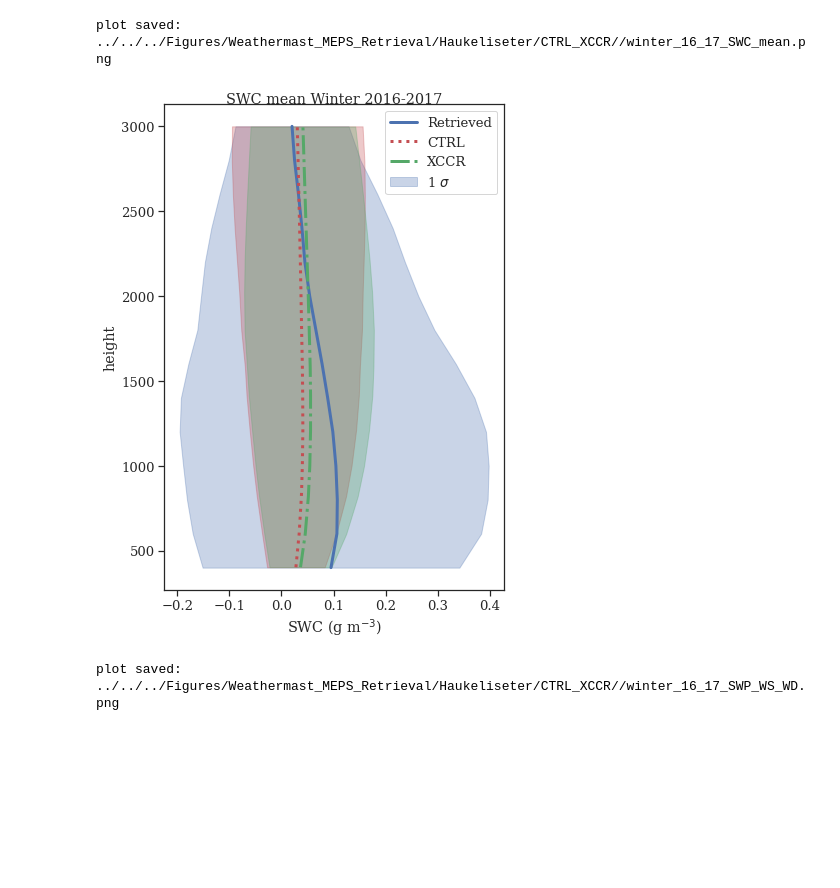
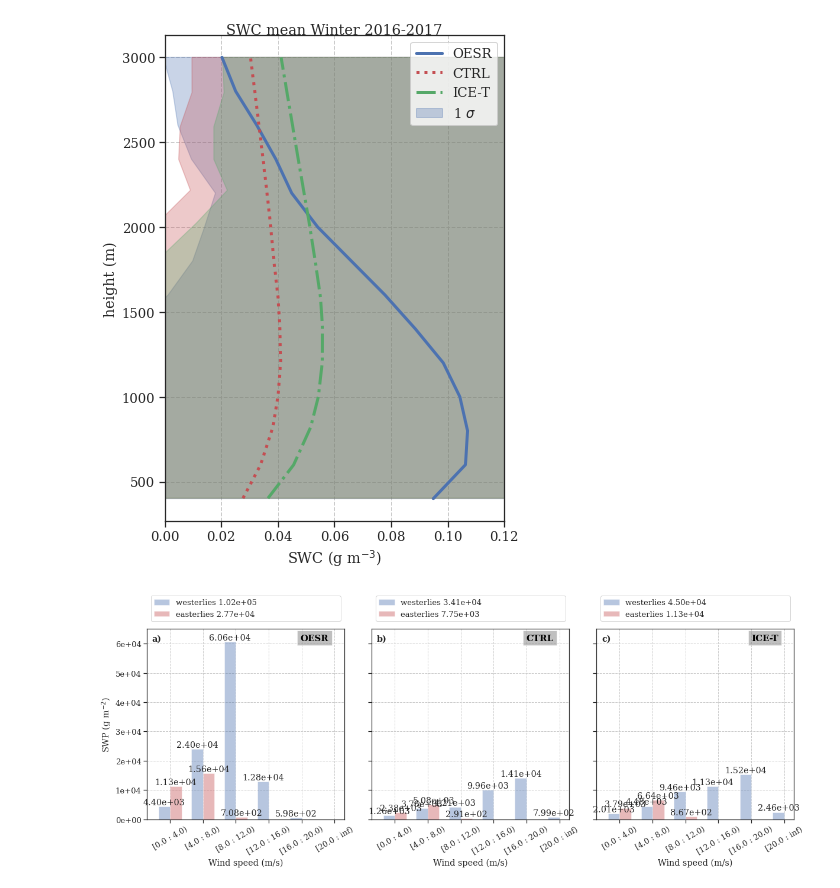
Before and after one commit to franzihe/Haukeliseter_16_17, a Jupyter notebook: SWC_SWP_instantenous.ipynb, the cells around one changed output. Cells and saved outputs as stored; diff of their text form; code cells hidden in the pictures; blank space fills up the shorter version.

```diff
--- a/SWC_SWP_instantenous.ipynb
+++ b/SWC_SWP_instantenous.ipynb
@@ -31,7 +33,7 @@ meps_run = ['CTRL', 'XCCR']
 # %%
 savefig = 0
 if savefig == 1:
-    figdir = '../../../Figures/Weathermast_MEPS_Retrieval/%s/CTRL_XCCR/' %(station)
+    figdir = '/home/franzihe/Documents/Figures/Weathermast_MEPS_Retrieval/%s/CTRL_ICET/' %(station)
     cF.createFolder('%s/' %figdir)
     form = 'png'
 # %%
@@ -192,12 +194,12 @@ for meps in meps_run:
 
     ################################################################
     ### MRR ### Retrieval ### Eklima
-    Ret_dir[meps] = '../../../Data/Weathermast_MEPS_Retrieval/%s/%s' %(station, meps)
+    Ret_dir[meps] = '/home/franzihe/Documents/Data/Weathermast_MEPS_Retrieval/%s/%s' %(station, meps)
 
     ################################################################
     ### MEPS
     #'../../../Data/MEPS/%s/%s/%s%s%s_00.nc' %(station,meps, year, month, day,)
-    MEPS_dir[meps] = '../../../Data/MEPS/%s/%s' %(station, meps)
+    MEPS_dir[meps] = '/home/franzihe/Documents/Data/MEPS/%s/%s' %(station, meps)
 
 
 
@@ -677,18 +661,21 @@ _SWP[:] = np.nan
 
 _SWP_c = _SWP; _SWP_x = _SWP
 
+_height = np.empty(shape = (0, height_SWC[meps][int(date[0])].shape[1]))
+_height[:] = np.nan
 _height_c = np.empty(shape=(0, height_MEPS[meps][int(date[0])].shape[1]))
 _height_c[:] = np.nan
 _height_x = _height_c
 for Date in date:
     _SWC   = np.concatenate((_SWC,   SWC[meps][Date]), axis = 0, )
     _SWC_c = np.concatenate((_SWC_c, SWC_MEPS['CTRL'][Date][12:-1,:]), axis = 0)
-    _SWC_x = np.concatenate((_SWC_x, SWC_MEPS['XCCR'][Date][12:-1,:]), axis = 0)
+    _SWC_x = np.concatenate((_SWC_x, SWC_MEPS['ICE-T'][Date][12:-1,:]), axis = 0)
 
     _SWP   = np.concatenate((_SWP,   SWP[meps][Date]), axis = 0)
     _SWP_c = np.concatenate((_SWP_c, SWP_MEPS['CTRL'][Date][12:-1,]), axis = 0)
-    _SWP_x = np.concatenate((_SWP_x, SWP_MEPS['XCCR'][Date][12:-1,]), axis = 0)
+    _SWP_x = np.concatenate((_SWP_x, SWP_MEPS['ICE-T'][Date][12:-1,]), axis = 0)
 
+    _height = np.concatenate((_height, height_SWC[meps][Date]), axis = 0)
     _height_c = np.concatenate((_height_c, height_MEPS['CTRL'][Date][12:-1,:]), axis =0)
 
-    _height_x = np.concatenate((_height_c, height_MEPS['XCCR'][Date][12:-1,:]), axis =0)
+    _height_x = np.concatenate((_height_x, height_MEPS['ICE-T'][Date][12:-1,:]), axis =0)
@@ -695,37 +734,43 @@ for Date in date:
 # %%
 def plt_SWC_season_mean(ax, height, SWC, label, linestyle, label_sigma=None, color=None):
     ax.plot(np.nanmean(SWC, axis = 0), np.nanmean(height, axis = 0), label=label, linewidth=3, linestyle = linestyle,  color=color)#)
+#    ax.fill_betweenx(np.nanmean(height, axis = 0) ,
+ #                    np.nanmean(SWC, axis = 0)- np.nanstd(SWC, axis = 0),
+  #                   np.nanmean(SWC, axis = 0)+ np.nanstd(SWC, axis = 0),
+   #                  alpha=0.3, label=label_sigma, color = color, )
     ax.fill_betweenx(np.nanmean(height, axis = 0) ,
-                     np.nanmean(SWC, axis = 0)- np.nanstd(SWC, axis = 0),
-                     np.nanmean(SWC, axis = 0)+ np.nanstd(SWC, axis = 0),
+                     np.nanmean(SWC, axis = 0) - np.nanstd(_SWC[np.where(_SWC <np.nanmean(_SWC, axis = 0))[0],:], axis = 0),
+                     np.nanmean(SWC, axis = 0) + np.nanstd(_SWC[np.where(_SWC >np.nanmean(_SWC, axis = 0))[0],:], axis = 0),
                      alpha=0.3, label=label_sigma, color = color, )
 # %%
 fig, axsm  = plt.subplots(1, 1, #sharex = 'all',
                          # sharey = 'all',
                          figsize = [6,8])
-plt_SWC_season_mean(axsm, height_SWC[meps][int(date[0])], _SWC,'Retrieved', '-' , '1 $\sigma$', 'b')
+plt_SWC_season_mean(axsm, height_SWC[meps][int(date[0])], _SWC,'OESR', '-' , '1 $\sigma$', 'b')
 plt_SWC_season_mean(axsm, _height_c, _SWC_c, 'CTRL', ':', color = 'r')
-plt_SWC_season_mean(axsm, _height_x, _SWC_x, 'XCCR', '-.', color = 'g')
+plt_SWC_season_mean(axsm, _height_x, _SWC_x, 'ICE-T', '-.', color = 'g')
 
-axsm.set(xlabel='SWC (g m$^{-3}$)', ylabel='height')
+axsm.set(xlabel='SWC (g m$^{-3}$)', ylabel='height (m)')
 
 axsm.legend(loc = 'upper right')
 axsm.text(0.5, 1.01,
                 'SWC mean Winter 2016-2017',
                 horizontalalignment='center',
                 verticalalignment='center',
                 transform = axsm.transAxes)
 plt.subplots_adjust(wspace = 0.2, hspace=0.2);
 plt.tight_layout()
 
+#axsm.set_xlim([0,0.65])
+axsm.set_xlim([0,0.12])
+
 if savefig == 1:
     fig_name = 'winter_16_17_SWC_mean.'+form
     plt.savefig('%s/%s' % (figdir, fig_name), format = form, bbox_inches='tight', transparent=True)
     print('plot saved: %s/%s' % (figdir, fig_name))
-#plt.close()
+    plt.close()
 # %% [output]
-plot saved: ../../../Figures/Weathermast_MEPS_Retrieval/Haukeliseter/CTRL_XCCR//winter_16_17_SWC_mean.png
-[figure, old version]
+[figure, new version]
 # %%
 obs_precip_west_ws = [np.nansum(vals_west_0_4, axis = 0)[1],
                       np.nansum(vals_west_4_8, axis = 0)[1],
@@ -798,20 +843,29 @@ def plt_SWP_in_wind_category(axs, west_ws, east_ws, observation):
 # %%
 fig, axsm  = plt.subplots(1, 3, sharex = 'all',
                           sharey = 'all',
-                         figsize = [19.5,6])
+                         figsize = [17,6.8])
 axs = axsm.flatten()
 
 for i in range(axs.shape[0]):
     axs[i].set_xlabel('Wind speed (m/s)')
 axs[0].set_ylabel('SWP (g m$^{-2}$)')
 y_labels = axs[0].get_yticks()
+axs[0].set_ylim([0,6.5*10**4])
 axs[0].yaxis.set_major_formatter(ticker.FormatStrFormatter('%0.0e'))
 axs[0].set_xticks(np.arange(obs_precip_west_ws.shape[0]))
+axs[0].set_xlim([0-0.7,6-0.7])
 
-plt_SWP_in_wind_category(axs[0], obs_precip_west_ws, obs_precip_east_ws, 'Retrieved')
+plt_SWP_in_wind_category(axs[0], obs_precip_west_ws, obs_precip_east_ws, 'OESR')
 for i, meps in zip(np.arange(1,np.array(meps_run).shape[0]+1), meps_run):
-    plt_SWP_in_wind_category(axs[i], meps_precip_west_ws[meps], meps_precip_east_ws[meps], 'MEPS - %s' %(meps))
+    plt_SWP_in_wind_category(axs[i], meps_precip_west_ws[meps], meps_precip_east_ws[meps], '%s' %(meps))
 
+for i in range(3):
+    axs[i].text(0.05, 0.95,
+                    fig_label[i],
+                    fontweight='bold',
+                    horizontalalignment='center',
+                    verticalalignment='center',
+                    transform = axs[i].transAxes)
 plt.tight_layout()
 if savefig == 1:
     fig_name = 'winter_16_17_SWP_WS_WD.'+form
@@ -819,4 +873,4 @@ if savefig == 1:
     print('plot saved: %s/%s' % (figdir, fig_name))
     plt.close()
 # %% [output]
-plot saved: ../../../Figures/Weathermast_MEPS_Retrieval/Haukeliseter/CTRL_XCCR//winter_16_17_SWP_WS_WD.png
+[figure, added]
```
Also changed, not shown: parts of 18 cells of this notebook.
